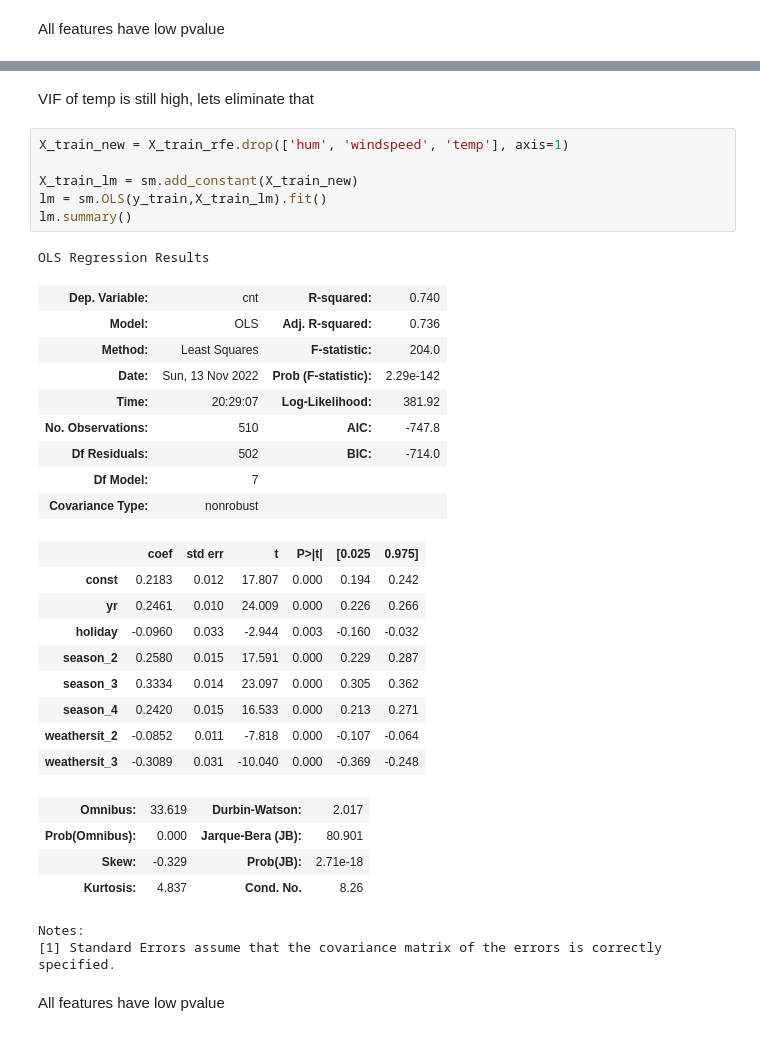
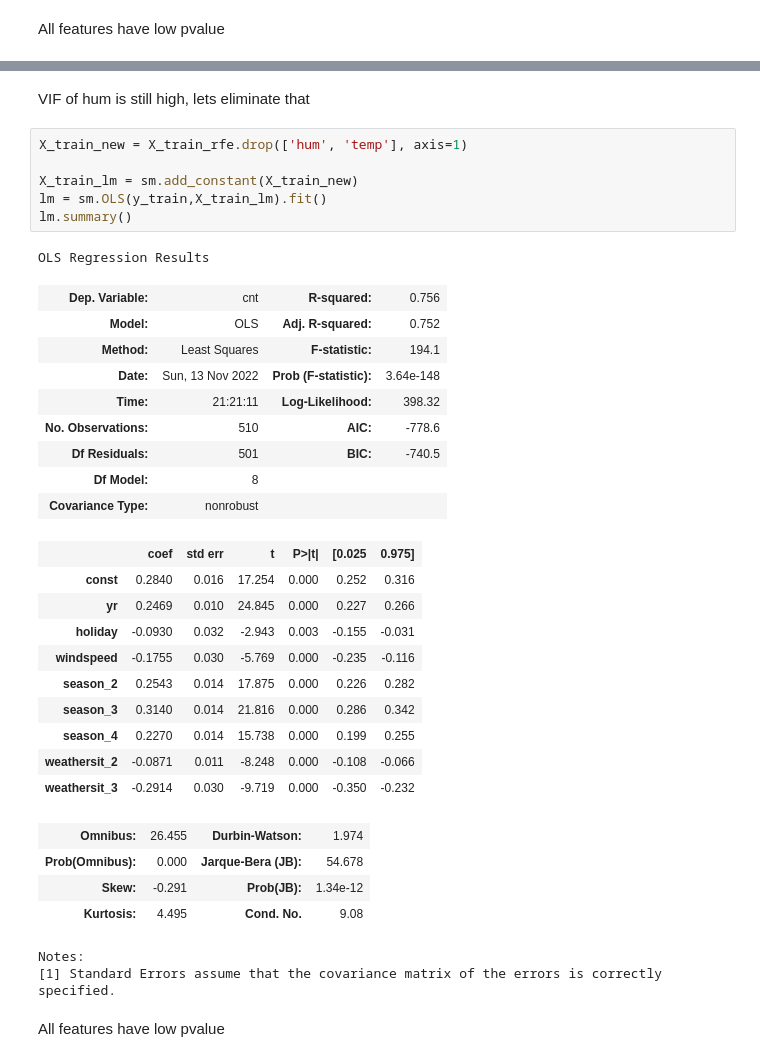
Before and after one commit to krishnajiraoh/upGrad_linear_regression_assignment, a Jupyter notebook: Assignment.ipynb, the cells around one changed output, grey strips where cells are left out. Cells and saved outputs as stored; diff of their text form.

```diff
--- a/Assignment.ipynb
+++ b/Assignment.ipynb
@@ -460,36 +439,37 @@ vif
 | 1 | holiday | 1.04 |
 # %% [markdown]
-VIF of temp is still high, lets eliminate that
+VIF of hum is still high, lets eliminate that
 # %%
-X_train_new = X_train_rfe.drop(['hum', 'windspeed', 'temp'], axis=1)
+X_train_new = X_train_rfe.drop(['hum', 'temp'], axis=1)
 
 X_train_lm = sm.add_constant(X_train_new)
 lm = sm.OLS(y_train,X_train_lm).fit()
 lm.summary()
 # %% [output]
 OLS Regression Results
-| Dep. Variable: | cnt | R-squared: | 0.740 |
-| Model: | OLS | Adj. R-squared: | 0.736 |
-| Method: | Least Squares | F-statistic: | 204.0 |
-| Date: | Sun, 13 Nov 2022 | Prob (F-statistic): | 2.29e-142 |
-| Time: | 20:29:07 | Log-Likelihood: | 381.92 |
-| No. Observations: | 510 | AIC: | -747.8 |
-| Df Residuals: | 502 | BIC: | -714.0 |
-| Df Model: | 7 |  |  |
+| Dep. Variable: | cnt | R-squared: | 0.756 |
+| Model: | OLS | Adj. R-squared: | 0.752 |
+| Method: | Least Squares | F-statistic: | 194.1 |
+| Date: | Sun, 13 Nov 2022 | Prob (F-statistic): | 3.64e-148 |
+| Time: | 21:21:11 | Log-Likelihood: | 398.32 |
+| No. Observations: | 510 | AIC: | -778.6 |
+| Df Residuals: | 501 | BIC: | -740.5 |
+| Df Model: | 8 |  |  |
 | Covariance Type: | nonrobust |  |  |
 |  | coef | std err | t | P>|t| | [0.025 | 0.975] |
-| const | 0.2183 | 0.012 | 17.807 | 0.000 | 0.194 | 0.242 |
-| yr | 0.2461 | 0.010 | 24.009 | 0.000 | 0.226 | 0.266 |
-| holiday | -0.0960 | 0.033 | -2.944 | 0.003 | -0.160 | -0.032 |
-| season_2 | 0.2580 | 0.015 | 17.591 | 0.000 | 0.229 | 0.287 |
-| season_3 | 0.3334 | 0.014 | 23.097 | 0.000 | 0.305 | 0.362 |
-| season_4 | 0.2420 | 0.015 | 16.533 | 0.000 | 0.213 | 0.271 |
-| weathersit_2 | -0.0852 | 0.011 | -7.818 | 0.000 | -0.107 | -0.064 |
-| weathersit_3 | -0.3089 | 0.031 | -10.040 | 0.000 | -0.369 | -0.248 |
+| const | 0.2840 | 0.016 | 17.254 | 0.000 | 0.252 | 0.316 |
+| yr | 0.2469 | 0.010 | 24.845 | 0.000 | 0.227 | 0.266 |
+| holiday | -0.0930 | 0.032 | -2.943 | 0.003 | -0.155 | -0.031 |
+| windspeed | -0.1755 | 0.030 | -5.769 | 0.000 | -0.235 | -0.116 |
+| season_2 | 0.2543 | 0.014 | 17.875 | 0.000 | 0.226 | 0.282 |
+| season_3 | 0.3140 | 0.014 | 21.816 | 0.000 | 0.286 | 0.342 |
+| season_4 | 0.2270 | 0.014 | 15.738 | 0.000 | 0.199 | 0.255 |
+| weathersit_2 | -0.0871 | 0.011 | -8.248 | 0.000 | -0.108 | -0.066 |
+| weathersit_3 | -0.2914 | 0.030 | -9.719 | 0.000 | -0.350 | -0.232 |
-| Omnibus: | 33.619 | Durbin-Watson: | 2.017 |
-| Prob(Omnibus): | 0.000 | Jarque-Bera (JB): | 80.901 |
-| Skew: | -0.329 | Prob(JB): | 2.71e-18 |
-| Kurtosis: | 4.837 | Cond. No. | 8.26 |
+| Omnibus: | 26.455 | Durbin-Watson: | 1.974 |
+| Prob(Omnibus): | 0.000 | Jarque-Bera (JB): | 54.678 |
+| Skew: | -0.291 | Prob(JB): | 1.34e-12 |
+| Kurtosis: | 4.495 | Cond. No. | 9.08 |
 Notes:
 [1] Standard Errors assume that the covariance matrix of the errors is correctly specified.
 # %% [markdown]
```
Also changed, not shown: parts of 18 cells of this notebook, 2 other files.
